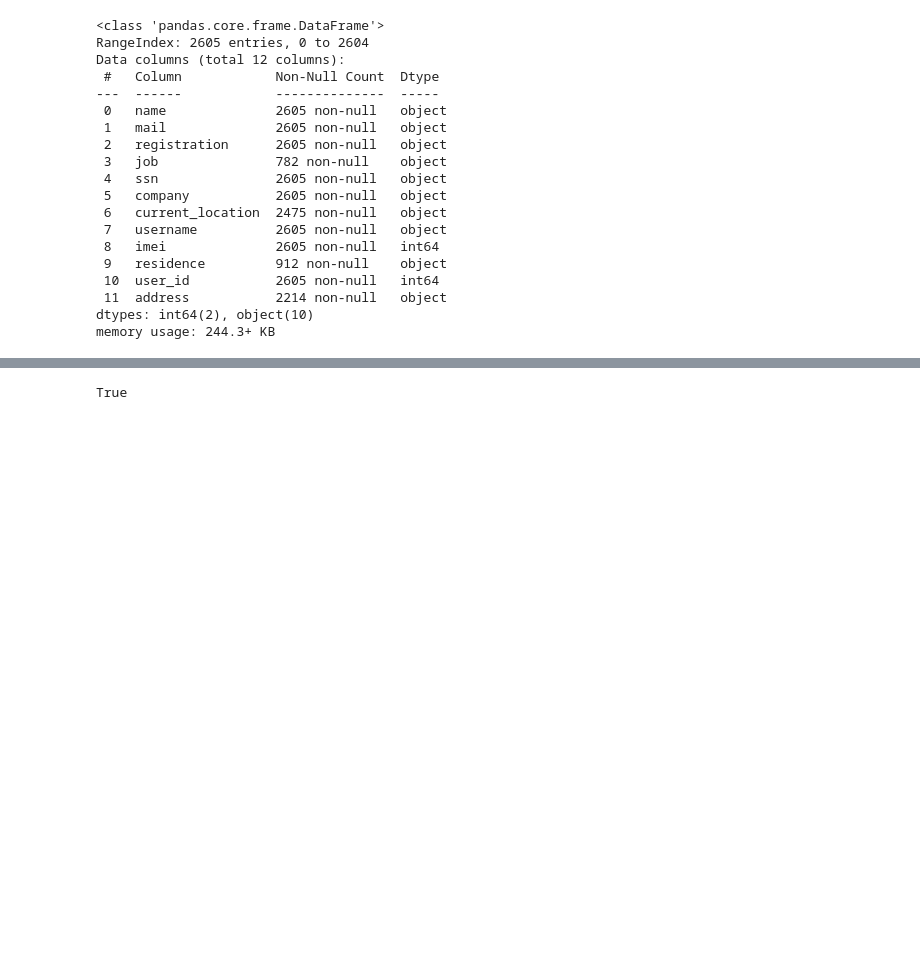
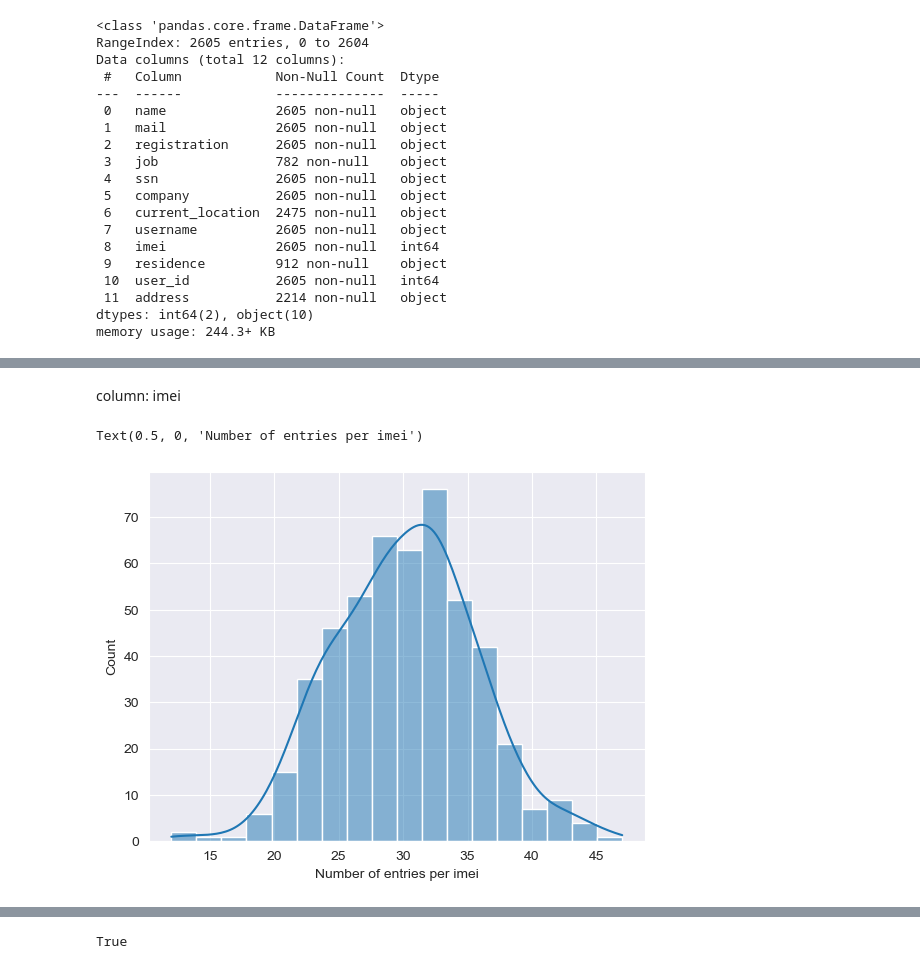
Before and after one commit to MartinH2k3/IAUProject, a Jupyter notebook: phase1M.ipynb, the cells around one changed output, grey strips where cells are left out. Saved outputs shown, nothing was run; the diff lists cells and outputs as text; code cells hidden in the pictures; blank space fills up the shorter version.

```diff
--- a/phase1M.ipynb
+++ b/phase1M.ipynb
@@ -182,0 +245,16 @@ memory usage: 244.3+ KB
+# %% [markdown]
+column: imei
+# %%
+# get counts how many each specific imei is in each table
+imei_counts = {
+    'connections': connections['imei'].value_counts().reset_index()['count'],
+    'devices': devices['imei'].value_counts().reset_index()['count'],
+    'processes': processes['imei'].value_counts().reset_index()['count'],
+    'profiles': profiles['imei'].value_counts().reset_index()['count']
+}
+# %%
+sns.histplot(imei_counts['connections'], kde=True)
+plt.xlabel('Number of entries per imei')
+# %% [output]
+Text(0.5, 0, 'Number of entries per imei')
+[figure, added]
```
Also changed, not shown: parts of 36 cells of this notebook, 1 other file.
